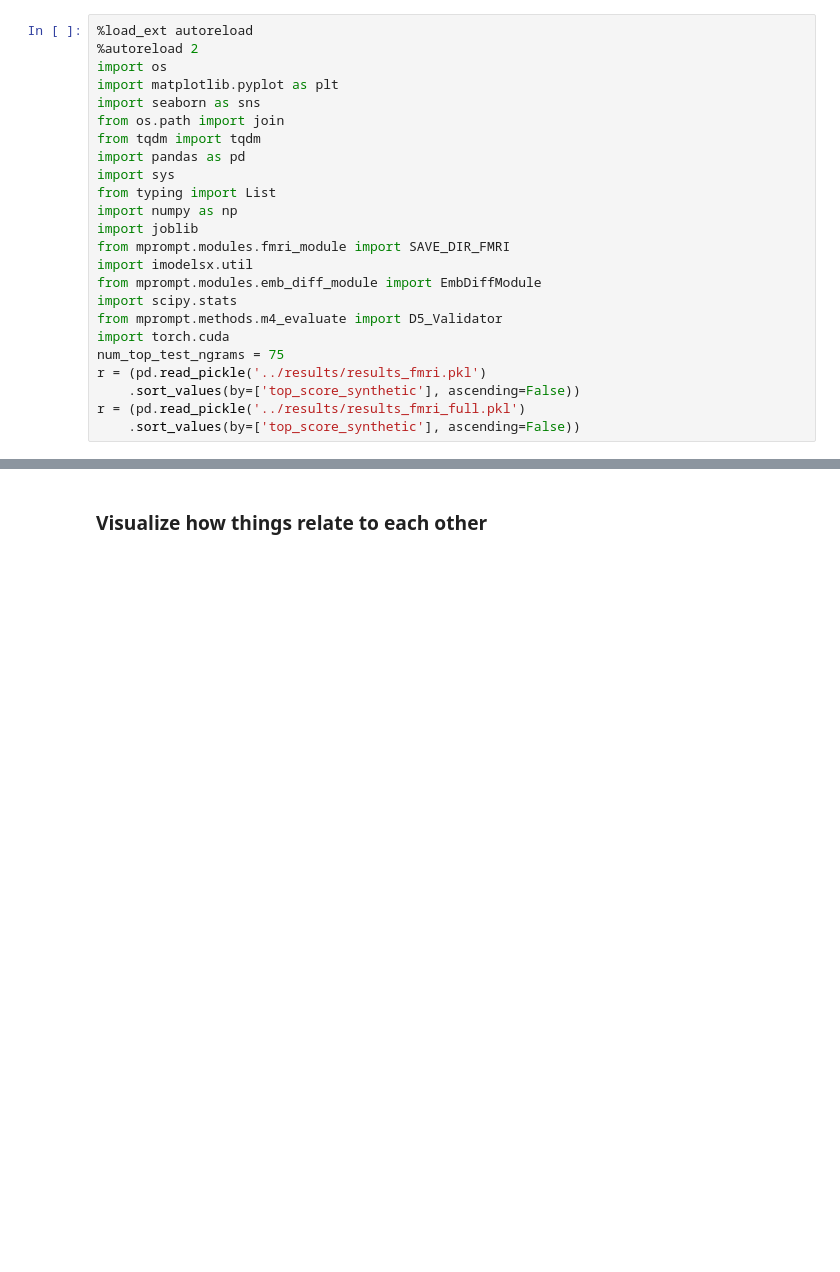
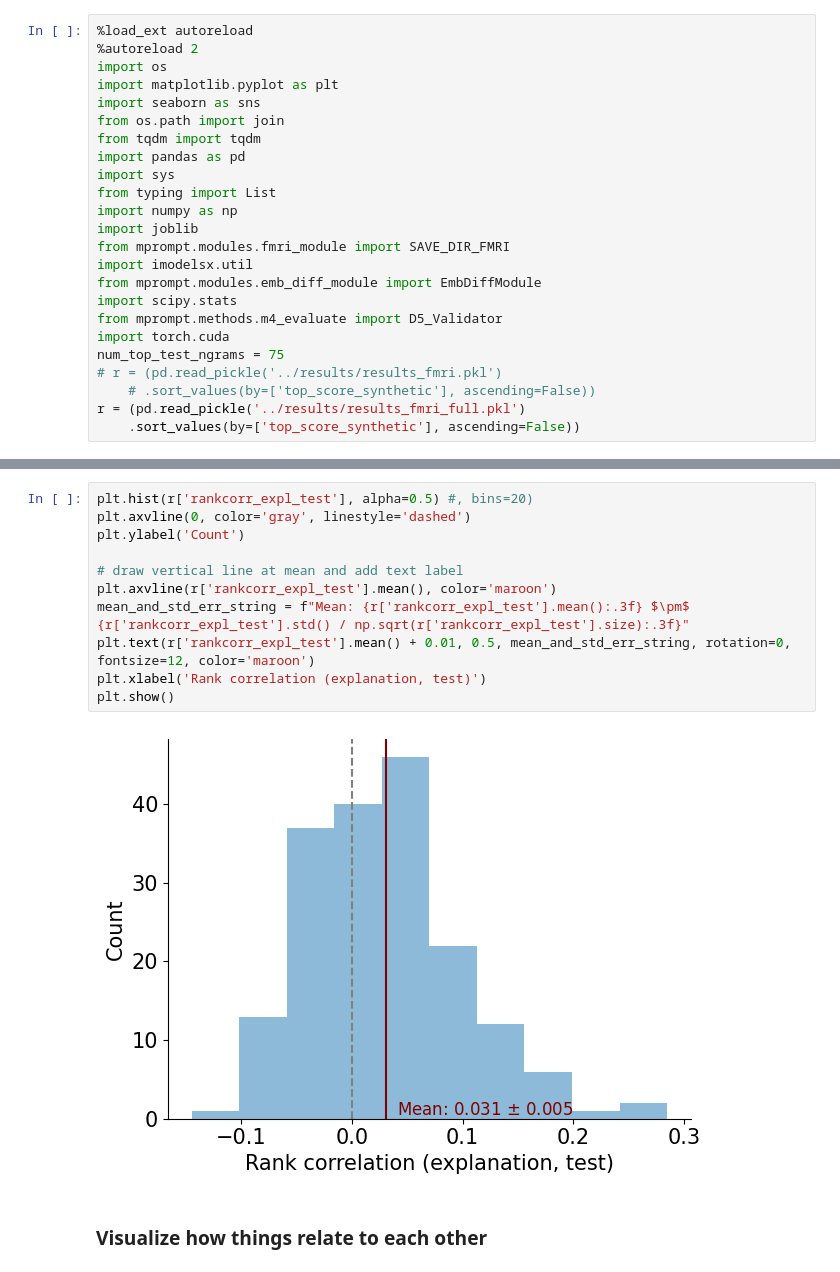
Before and after one commit to microsoft/automated-explanations, a Jupyter notebook: notebooks/01_fmri.ipynb, the cells around one changed output, grey strips where cells are left out. Drawn from its saved outputs; the diff is of its cells as text; blank space fills up the shorter version.

```diff
--- a/notebooks/01_fmri.ipynb
+++ b/notebooks/01_fmri.ipynb
@@ -18,8 +18,8 @@ import scipy.stats
 from mprompt.methods.m4_evaluate import D5_Validator
 import torch.cuda
 num_top_test_ngrams = 75
-r = (pd.read_pickle('../results/results_fmri.pkl')
-    .sort_values(by=['top_score_synthetic'], ascending=False))
+# r = (pd.read_pickle('../results/results_fmri.pkl')
+    # .sort_values(by=['top_score_synthetic'], ascending=False))
 r = (pd.read_pickle('../results/results_fmri_full.pkl')
     .sort_values(by=['top_score_synthetic'], ascending=False))
 # %%
@@ -67,3 +74,16 @@ with pd.option_context('display.max_colwidth', -1, 'display.max_rows', 200):
+# %%
+plt.hist(r['rankcorr_expl_test'], alpha=0.5) #, bins=20)
+plt.axvline(0, color='gray', linestyle='dashed')
+plt.ylabel('Count')
+
+# draw vertical line at mean and add text label
+plt.axvline(r['rankcorr_expl_test'].mean(), color='maroon')
+mean_and_std_err_string = f"Mean: {r['rankcorr_expl_test'].mean():.3f} $\pm$ {r['rankcorr_expl_test'].std() / np.sqrt(r['rankcorr_expl_test'].size):.3f}"
+plt.text(r['rankcorr_expl_test'].mean() + 0.01, 0.5, mean_and_std_err_string, rotation=0, fontsize=12, color='maroon')
+plt.xlabel('Rank correlation (explanation, test)')
+plt.show()
+# %% [output]
+[figure, added]
 # %% [markdown]
 ### Visualize how things relate to each other
 # %%
```
Also changed, not shown: parts of 2 cells of this notebook, 4 other files.
